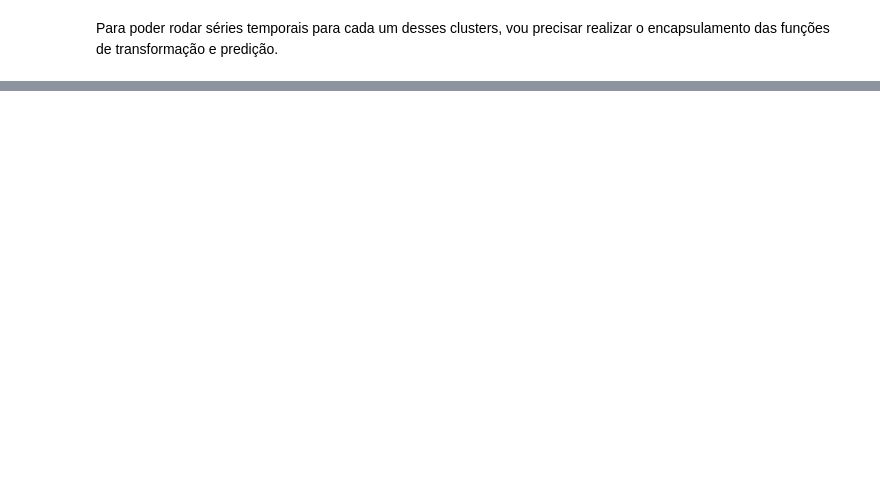
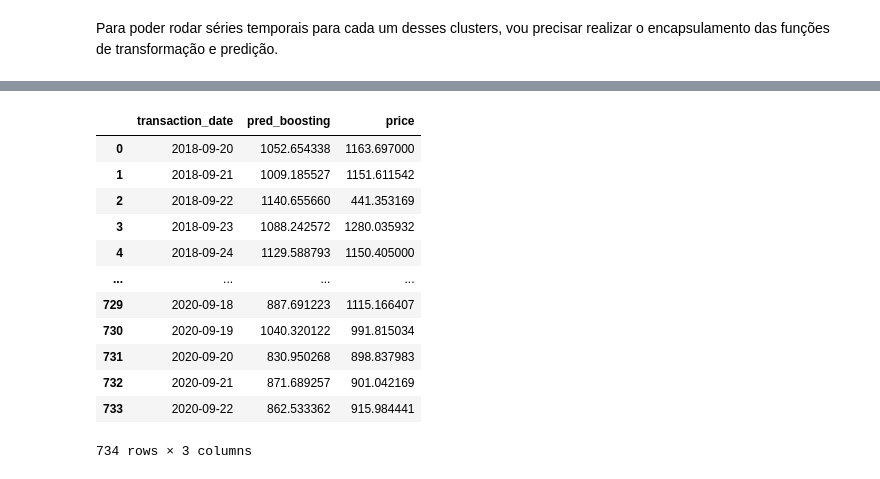
Before and after one commit to lara-bertini/Ironhack-lara, a Jupyter notebook: Projeto-H&M/H&M_Time_Series_Notebook.ipynb, the cells around one changed output, grey strips where cells are left out. Cells and saved outputs as stored; diff of their text form; code cells hidden in the pictures; blank space fills up the shorter version.

```diff
--- a/Projeto-H&M/H&M_Time_Series_Notebook.ipynb
+++ b/Projeto-H&M/H&M_Time_Series_Notebook.ipynb
@@ -424,0 +581,16 @@ Para poder rodar séries temporais para cada um desses clusters, vou precisar re
+# %%
+pd.DataFrame(lst_pred[0]).drop(['cluster'], axis=1)
+# %% [output]
+|  | transaction_date | pred_boosting | price |
+| 0 | 2018-09-20 | 1052.654338 | 1163.697000 |
+| 1 | 2018-09-21 | 1009.185527 | 1151.611542 |
+| 2 | 2018-09-22 | 1140.655660 | 441.353169 |
+| 3 | 2018-09-23 | 1088.242572 | 1280.035932 |
+| 4 | 2018-09-24 | 1129.588793 | 1150.405000 |
+| ... | ... | ... | ... |
+| 729 | 2020-09-18 | 887.691223 | 1115.166407 |
+| 730 | 2020-09-19 | 1040.320122 | 991.815034 |
+| 731 | 2020-09-20 | 830.950268 | 898.837983 |
+| 732 | 2020-09-21 | 871.689257 | 901.042169 |
+| 733 | 2020-09-22 | 862.533362 | 915.984441 |
+734 rows × 3 columns
```
Also changed, not shown: parts of 34 cells of this notebook, 8 other files.
